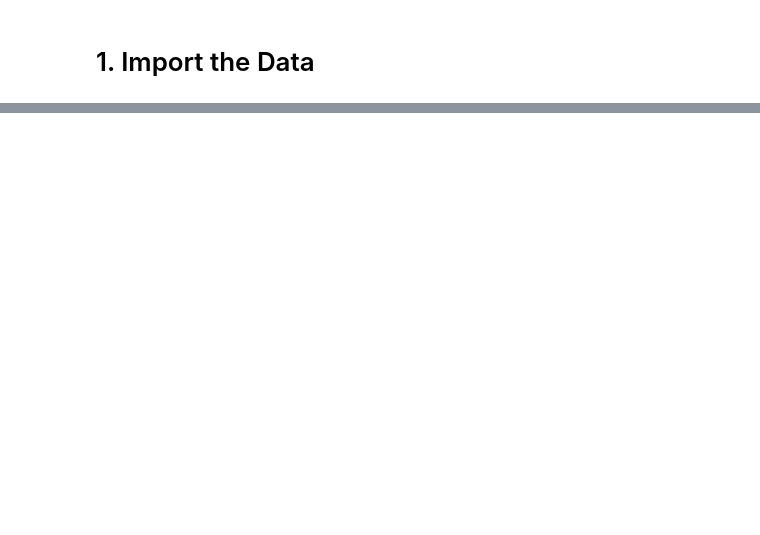
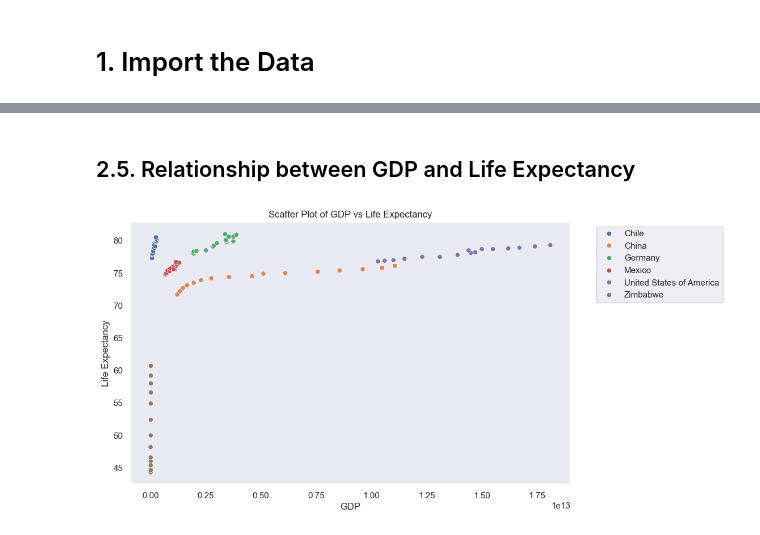
Before and after one commit to grzegorz-gomza/Portfolio_Projects, a Jupyter notebook: Codecademy_Life-Expectancy-and-GDP-Starter/life_expectancy_gdp.ipynb, the cells around one changed output, grey strips where cells are left out. Cells and saved outputs as stored; diff of their text form; code cells hidden in the pictures; blank space fills up the shorter version.

```diff
--- a/Codecademy_Life-Expectancy-and-GDP-Starter/life_expectancy_gdp.ipynb
+++ b/Codecademy_Life-Expectancy-and-GDP-Starter/life_expectancy_gdp.ipynb
@@ -91,0 +96,12 @@ sns.move_legend(ax, "upper left", bbox_to_anchor=(1, 1))
+# %% [markdown]
+## 2.5. Relationship between GDP and Life Expectancy
+# %%
+plt.figure(figsize=(10, 6))
+sns.scatterplot(x='GDP', y='Life Expectancy', hue='Country', data=df)
+plt.title('Scatter Plot of GDP vs Life Expectancy')
+plt.xlabel('GDP')
+plt.ylabel('Life Expectancy')
+plt.legend(bbox_to_anchor=(1.05, 1), loc='upper left')
+plt.show()
+# %% [output]
+[figure, added]
```
Also changed, not shown: parts of 21 cells of this notebook.
